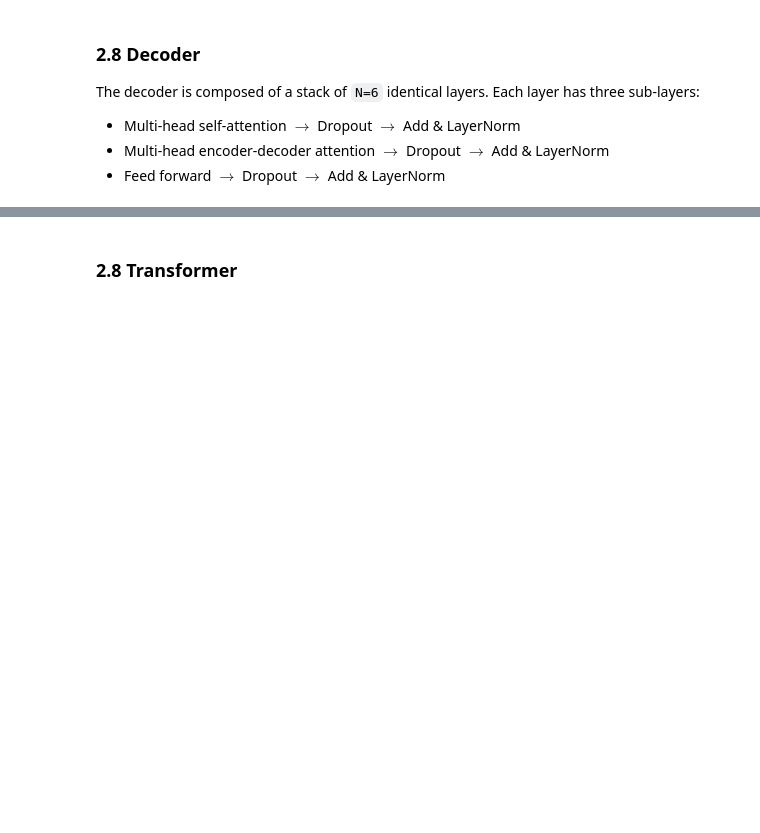
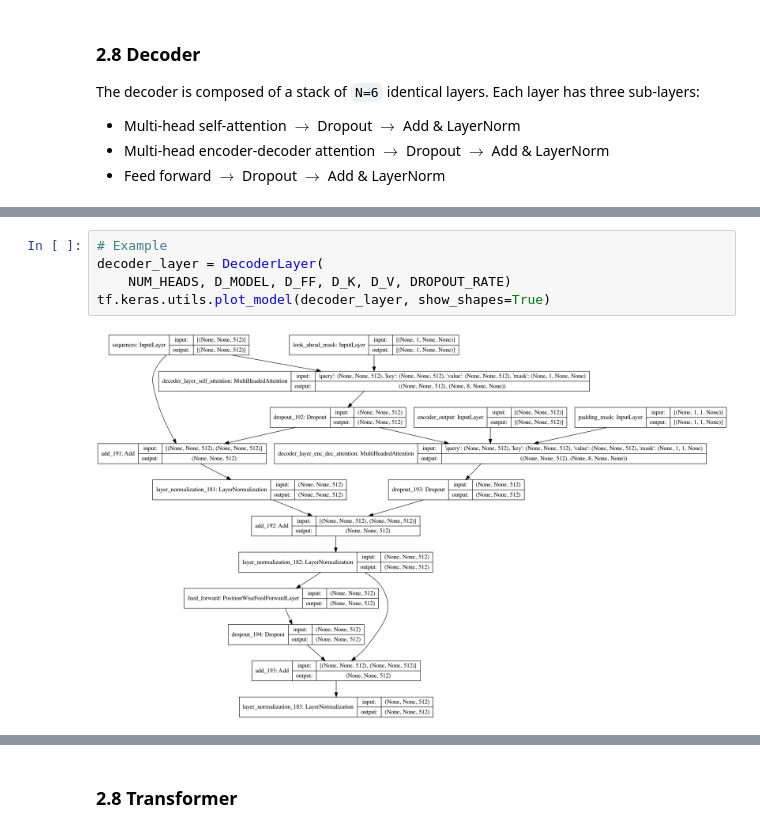
Before and after one commit to yli169/synapse, a Jupyter notebook: notebooks/transformer.ipynb, the cells around one changed output, grey strips where cells are left out. Saved outputs shown, nothing was run; the diff lists cells and outputs as text; blank space fills up the shorter version.

```diff
--- a/notebooks/transformer.ipynb
+++ b/notebooks/transformer.ipynb
@@ -848 +893,8 @@ class DecoderLayer(tf.keras.layers.Layer):
+# %%
+# Example
+decoder_layer = DecoderLayer(
+    NUM_HEADS, D_MODEL, D_FF, D_K, D_V, DROPOUT_RATE)
+tf.keras.utils.plot_model(decoder_layer, show_shapes=True)
+# %% [output]
+[figure, added]
 # %%
```
Also changed, not shown: parts of 23 cells of this notebook.
